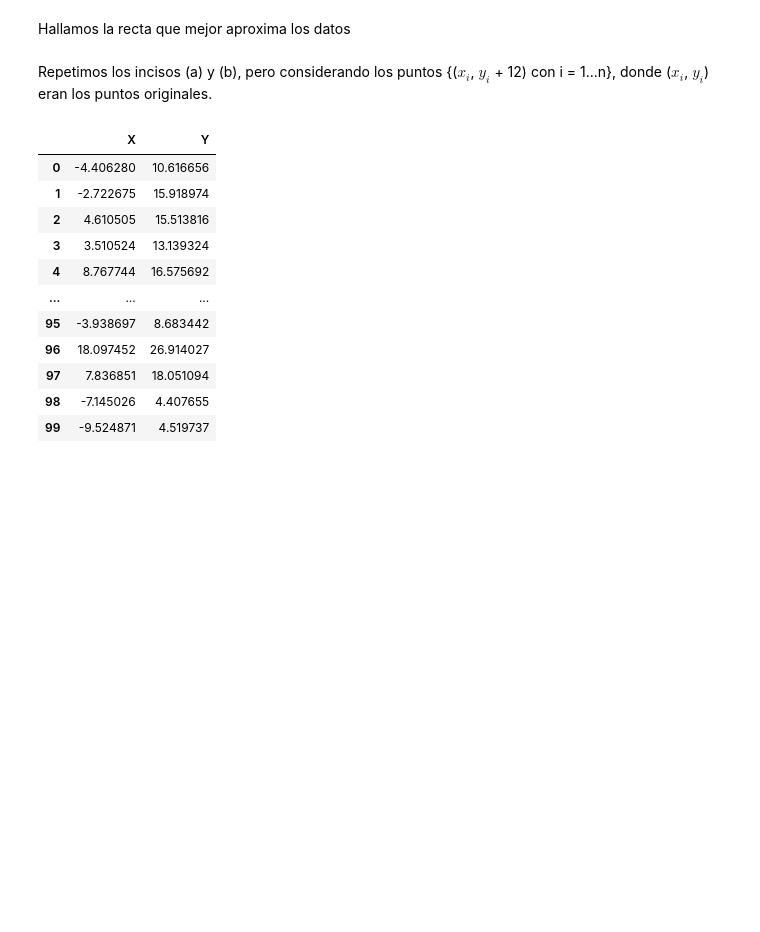
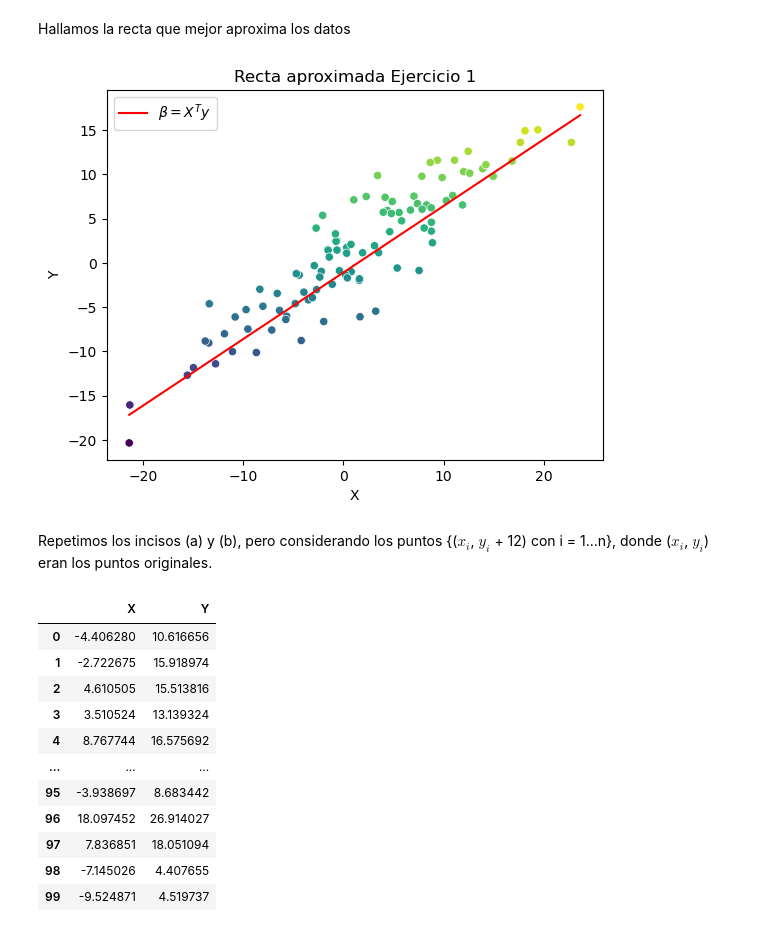
Before and after one commit to seremare9/tp1_metodos, a Jupyter notebook: codigo.ipynb, the cells around one changed output. Cells and saved outputs as stored; diff of their text form; code cells hidden in the pictures; blank space fills up the shorter version.

```diff
--- a/codigo.ipynb
+++ b/codigo.ipynb
@@ -43,5 +43,36 @@ graficar(datos1, 'X', 'Y', 'Ejercicio 1')
 # %% [markdown]
 Hallamos la recta que mejor aproxima los datos
+# %%
+def graficar_recta(df, colA, colB, palette, ejercicio):
+    X = df[colA].to_numpy()
+    y = df[colB].to_numpy()
+
+    # Asegurarse de que tengan la misma longitud
+    assert X.shape == y.shape
+
+    # Normalizar X
+    X_centrado = X - np.mean(X)
+    X_normalizado = X_centrado / np.linalg.norm(X_centrado)
+
+    # Calcular beta (escalar)
+    beta = np.dot(X_normalizado, y)  # en lugar de @ si hay dudas
+
+    # Calcular y_pred
+    y_pred = beta * X_normalizado  # mismo tamaño que X
+
+    # Construir DataFrame para graficar
+    df_grafico = df.copy()
+    df_grafico['Y_pred'] = y_pred
+
+    # Graficar con Seaborn
+    sns.scatterplot(data=df_grafico, x=colA, y=colB, hue=colB, palette=palette, legend=False)
+    sns.lineplot(data=df_grafico, x=colA, y='Y_pred', color='red', label='$\\beta = X^T y$')
+    plt.title('Recta aproximada ' + ejercicio)
+    plt.show()
+# %%
+graficar_recta(datos1, 'X', 'Y', 'viridis', 'Ejercicio 1')
+# %% [output]
+[figure, added]
 # %% [markdown]
 Repetimos los incisos (a) y (b), pero considerando los puntos {($x_i$, $y_i$ + 12) con i = 1...n}, donde ($x_i$, $y_i$) eran los puntos originales.
 # %%
```
Also changed, not shown: parts of 14 cells of this notebook.
